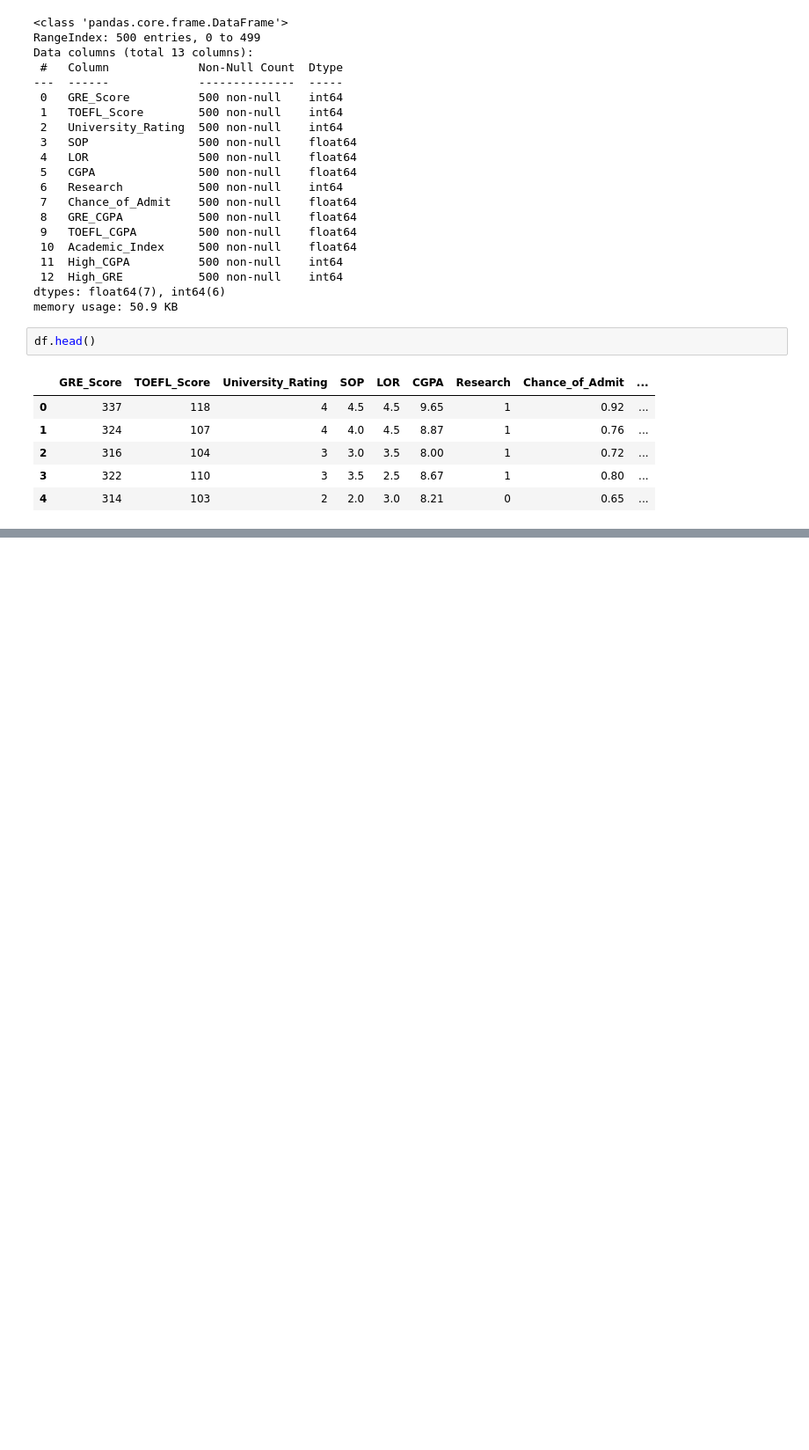
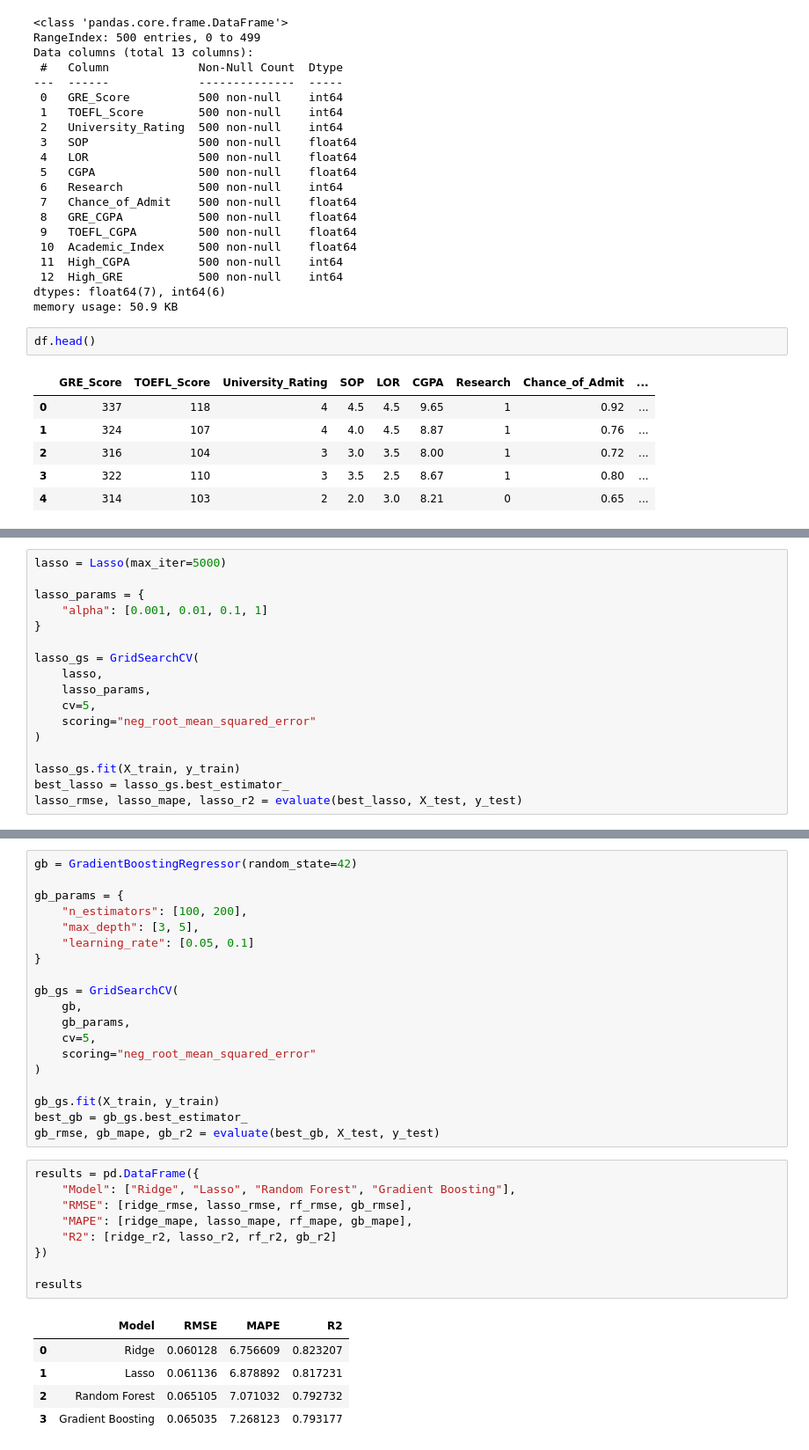
Before and after one commit to ankitamohapatra0406/admission-accuracy-improvement, a Jupyter notebook: notebooks/admission_predict.ipynb, the cells around one changed output, grey strips where cells are left out. Shown at 88% size. Cells and saved outputs as stored; diff of their text form; blank space fills up the shorter version.

Commit message:
model training

```diff
--- a/notebooks/admission_predict.ipynb
+++ b/notebooks/admission_predict.ipynb
@@ -189,0 +240,17 @@ df.head()
+# %%
+lasso = Lasso(max_iter=5000)
+
+lasso_params = {
+    "alpha": [0.001, 0.01, 0.1, 1]
+}
+
+lasso_gs = GridSearchCV(
+    lasso,
+    lasso_params,
+    cv=5,
+    scoring="neg_root_mean_squared_error"
+)
+
+lasso_gs.fit(X_train, y_train)
+best_lasso = lasso_gs.best_estimator_
+lasso_rmse, lasso_mape, lasso_r2 = evaluate(best_lasso, X_test, y_test)
@@ -189,0 +276,34 @@ df.head()
+# %%
+gb = GradientBoostingRegressor(random_state=42)
+
+gb_params = {
+    "n_estimators": [100, 200],
+    "max_depth": [3, 5],
+    "learning_rate": [0.05, 0.1]
+}
+
+gb_gs = GridSearchCV(
+    gb,
+    gb_params,
+    cv=5,
+    scoring="neg_root_mean_squared_error"
+)
+
+gb_gs.fit(X_train, y_train)
+best_gb = gb_gs.best_estimator_
+gb_rmse, gb_mape, gb_r2 = evaluate(best_gb, X_test, y_test)
+# %%
+results = pd.DataFrame({
+    "Model": ["Ridge", "Lasso", "Random Forest", "Gradient Boosting"],
+    "RMSE": [ridge_rmse, lasso_rmse, rf_rmse, gb_rmse],
+    "MAPE": [ridge_mape, lasso_mape, rf_mape, gb_mape],
+    "R2": [ridge_r2, lasso_r2, rf_r2, gb_r2]
+})
+
+results
+# %% [output]
+|  | Model | RMSE | MAPE | R2 |
+| 0 | Ridge | 0.060128 | 6.756609 | 0.823207 |
+| 1 | Lasso | 0.061136 | 6.878892 | 0.817231 |
+| 2 | Random Forest | 0.065105 | 7.071032 | 0.792732 |
+| 3 | Gradient Boosting | 0.065035 | 7.268123 | 0.793177 |
```
Also changed, not shown: parts of 7 cells of this notebook.
